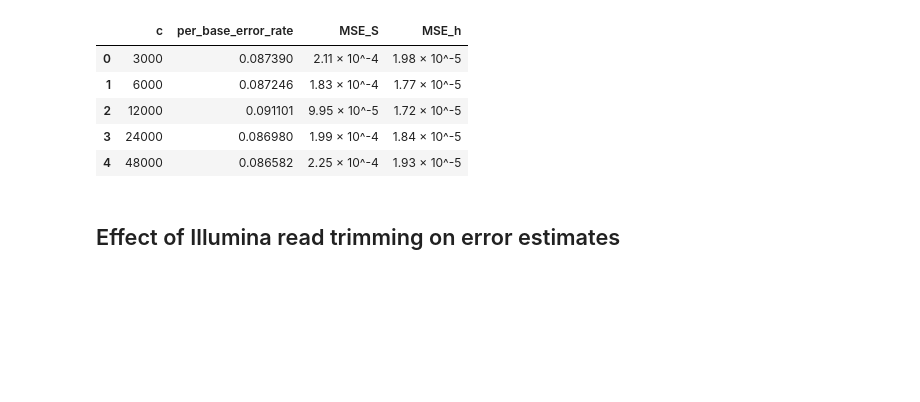
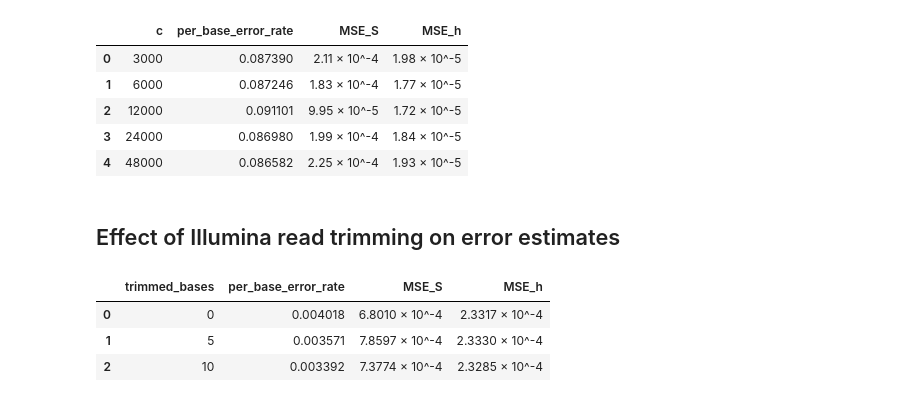
Before and after one commit to GZHoffie/skiver-test, a Jupyter notebook: experiments/additional_information/plot_results.ipynb, the cells around one changed output. Saved outputs shown, nothing was run; the diff lists cells and outputs as text; code cells hidden in the pictures; blank space fills up the shorter version.

```diff
--- a/experiments/additional_information/plot_results.ipynb
+++ b/experiments/additional_information/plot_results.ipynb
@@ -237,15 +237,21 @@ results.style.format({"per_base_error_rate": "{:.6f}", "MSE_S": sci, "MSE_h": sc
 # %%
 import csv
 
 S = pd.read_csv("../../output/zymo/ERR2935851_ref.matched_kmers.csv")["num_kmer_hit"].to_numpy()[:100]
 h, t = np.r_[1 - S[0], 1 - S[1:] / S[:-1]], np.arange(1, len(S) + 1)
 rows = []
 for path in Path("../../output/additional_information/skiver_trimmed_illumina").glob("*.summary_error_rate.csv"):
     report = next(csv.DictReader(path.open()))
     lambd, beta = float(report["lambda"]), float(report["beta"])
     S_hat = np.exp(-lambd * t ** beta)
     h_hat = 1 - np.exp(-lambd * (t ** beta - (t - 1) ** beta))
     rows.append([int(re.search(r"_trim_(\d+)", path.name)[1]), float(report["per_base_error_rate"]), np.mean((S_hat - S) ** 2), np.mean((h_hat - h) ** 2)])
 
 trim_results = pd.DataFrame(rows, columns=["trimmed_bases", "per_base_error_rate", "MSE_S", "MSE_h"]).sort_values("trimmed_bases").reset_index(drop=True)
+sci = lambda x: f"{float(f'{x:.4e}'.split('e')[0]):.4f} × 10^{int(f'{x:.4e}'.split('e')[1])}"
 trim_results.style.format({"per_base_error_rate": "{:.6f}", "MSE_S": sci, "MSE_h": sci})
+# %% [output]
+|  | trimmed_bases | per_base_error_rate | MSE_S | MSE_h |
+| 0 | 0 | 0.004018 | 6.8010 × 10^-4 | 2.3317 × 10^-4 |
+| 1 | 5 | 0.003571 | 7.8597 × 10^-4 | 2.3330 × 10^-4 |
+| 2 | 10 | 0.003392 | 7.3774 × 10^-4 | 2.3285 × 10^-4 |
```
